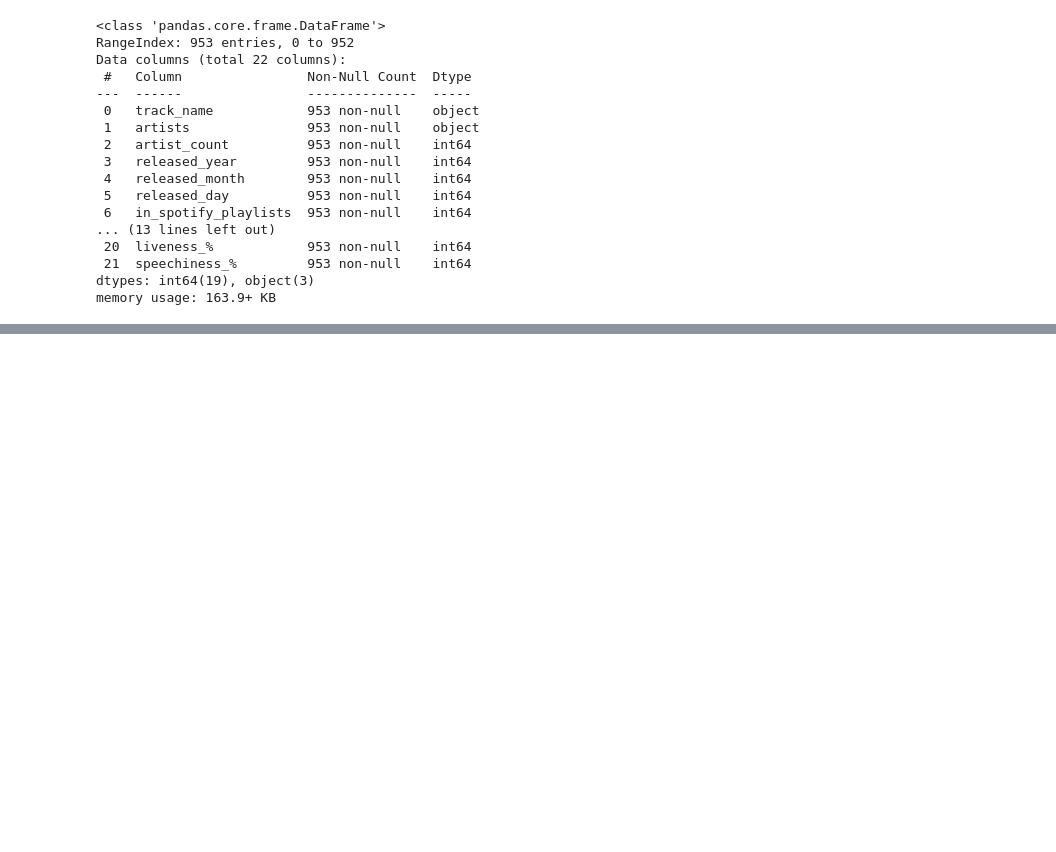
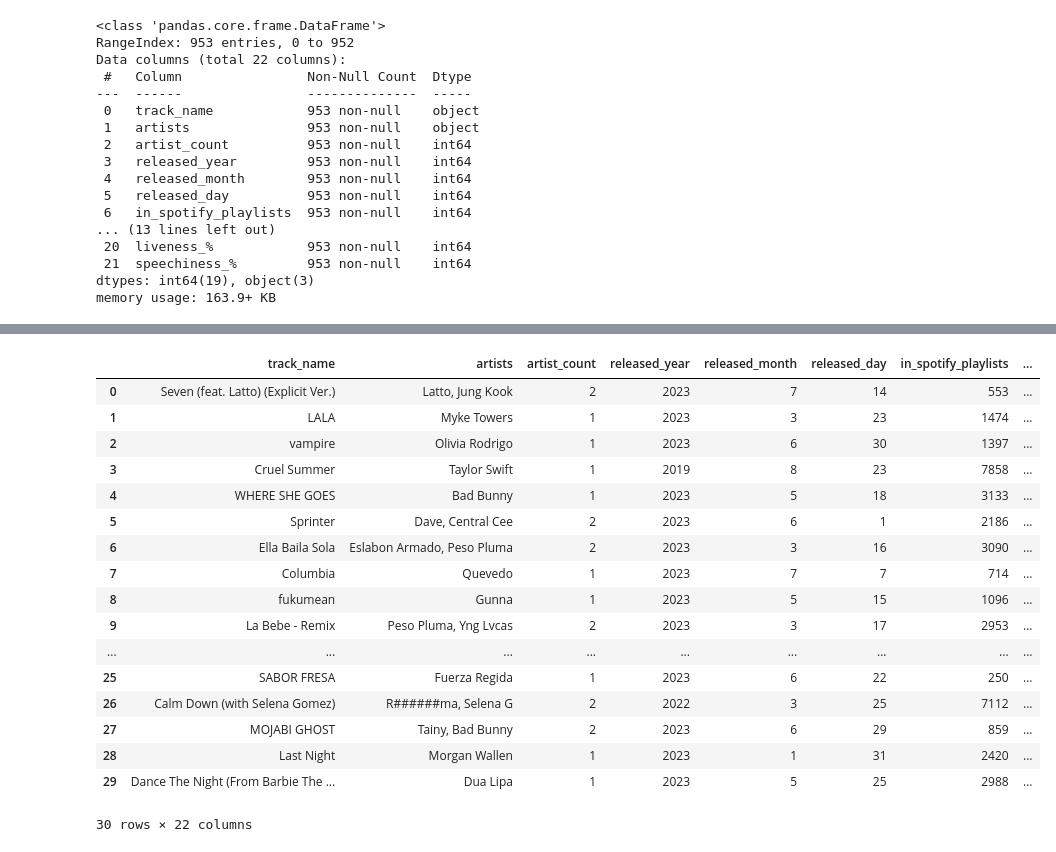
Before and after one commit to i-ap5/FamBus, a Jupyter notebook: famBus.ipynb, the cells around one changed output, grey strips where cells are left out. Drawn from its saved outputs; the diff is of its cells as text; code cells hidden in the pictures; blank space fills up the shorter version.

```diff
--- a/famBus.ipynb
+++ b/famBus.ipynb
@@ -153,0 +251,5 @@ memory usage: 163.9+ KB
+# %%
+#Manually changing the track name
+
+df_org.loc[374, 'track_name'] = 'Shinunoga E-Wa'
+df_org.loc[374]
@@ -153,0 +274,5 @@ memory usage: 163.9+ KB
+# %%
+#Manually changing the track name
+
+df_org.loc[174, 'track_name'] = 'Run Into The Night'
+df_org.loc[174]
@@ -153,0 +297,9 @@ memory usage: 163.9+ KB
+# %%
+#Checking artists with special characters
+
+for char in characters_to_replace:
+    char_present = df_org['artists'].str.contains(char)
+    values_with_char = df_org['artists'][char_present]
+    if not values_with_char.empty:
+        print(f"Values with '{char}' in artist_name column:")
+        print(values_with_char)
@@ -153,0 +324,26 @@ memory usage: 163.9+ KB
+# %%
+#Replacing special characters in artist name with #
+
+for char in characters_to_replace:
+    df_org['artists'] = df_org['artists'].str.replace(char, '#')
+
+df_org.head(30)
+# %% [output]
+|  | track_name | artists | artist_count | released_year | released_month | released_day | in_spotify_playlists | ... |
+| 0 | Seven (feat. Latto) (Explicit Ver.) | Latto, Jung Kook | 2 | 2023 | 7 | 14 | 553 | ... |
+| 1 | LALA | Myke Towers | 1 | 2023 | 3 | 23 | 1474 | ... |
+| 2 | vampire | Olivia Rodrigo | 1 | 2023 | 6 | 30 | 1397 | ... |
+| 3 | Cruel Summer | Taylor Swift | 1 | 2019 | 8 | 23 | 7858 | ... |
+| 4 | WHERE SHE GOES | Bad Bunny | 1 | 2023 | 5 | 18 | 3133 | ... |
+| 5 | Sprinter | Dave, Central Cee | 2 | 2023 | 6 | 1 | 2186 | ... |
+| 6 | Ella Baila Sola | Eslabon Armado, Peso Pluma | 2 | 2023 | 3 | 16 | 3090 | ... |
+| 7 | Columbia | Quevedo | 1 | 2023 | 7 | 7 | 714 | ... |
+| 8 | fukumean | Gunna | 1 | 2023 | 5 | 15 | 1096 | ... |
+| 9 | La Bebe - Remix | Peso Pluma, Yng Lvcas | 2 | 2023 | 3 | 17 | 2953 | ... |
+| ... | ... | ... | ... | ... | ... | ... | ... | ... |
+| 25 | SABOR FRESA | Fuerza Regida | 1 | 2023 | 6 | 22 | 250 | ... |
+| 26 | Calm Down (with Selena Gomez) | R######ma, Selena G | 2 | 2022 | 3 | 25 | 7112 | ... |
+| 27 | MOJABI GHOST | Tainy, Bad Bunny | 2 | 2023 | 6 | 29 | 859 | ... |
+| 28 | Last Night | Morgan Wallen | 1 | 2023 | 1 | 31 | 2420 | ... |
+| 29 | Dance The Night (From Barbie The ... | Dua Lipa | 1 | 2023 | 5 | 25 | 2988 | ... |
+30 rows × 22 columns
```
Also changed, not shown: parts of 18 cells of this notebook, 1 other file.
